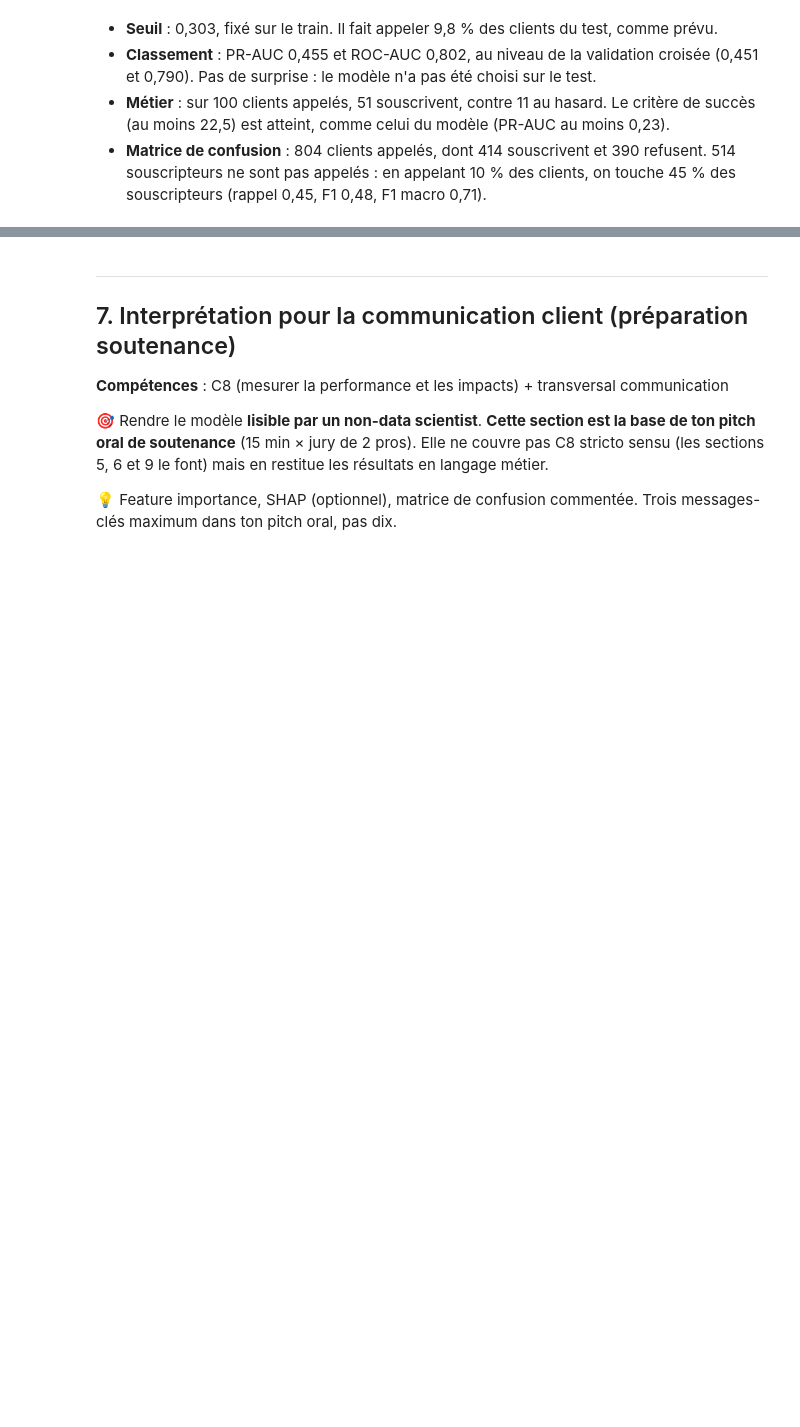
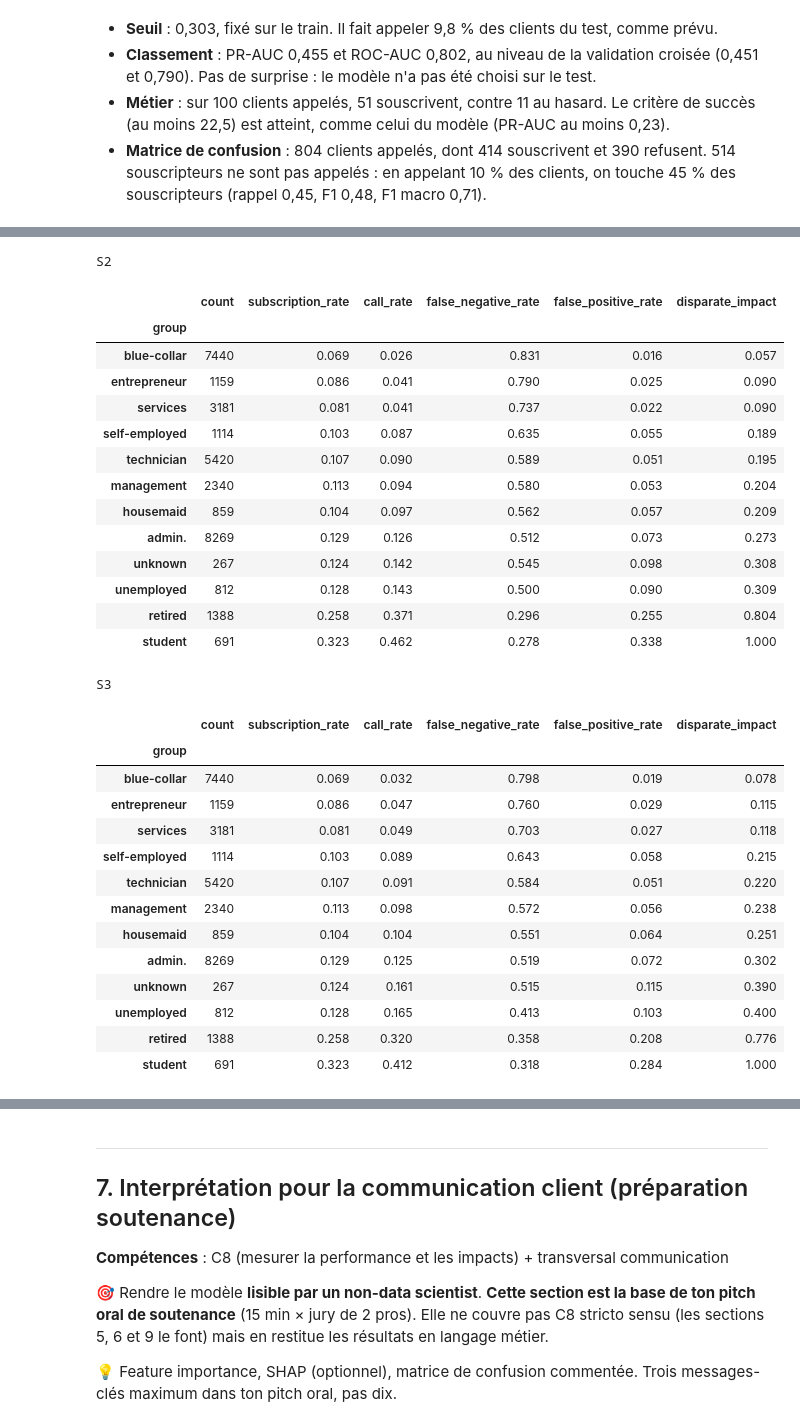
Before and after one commit to 3ti3nne/certif_etienne, a Jupyter notebook: notebooks/certif_bank_marketing.ipynb, the cells around one changed output, grey strips where cells are left out. Cells and saved outputs as stored; diff of their text form; code cells hidden in the pictures; blank space fills up the shorter version.

```diff
--- a/notebooks/certif_bank_marketing.ipynb
+++ b/notebooks/certif_bank_marketing.ipynb
@@ -861,0 +841,19 @@ weighted avg       0.88      0.89      0.89      8236
+# %%
+table_rows = [("S1", "Logistic regression"), ("S2", "Logistic regression"), ("S3", "Logistic regression"),
+              ("S3", "Random forest"), ("S3", "Gradient boosting"), ("S4", "Logistic regression")]
+rows = []
+for scenario, name in table_rows:
+    fitted = build_pipeline(SCENARIOS[scenario], models[name]).fit(X_train, y_train)
+    buffer = io.BytesIO()
+    joblib.dump(fitted, buffer)
+    timings = []
+    for _ in range(200):
+        start = time.perf_counter()
+        fitted.predict_proba(X_train.iloc[[0]])
+        timings.append(time.perf_counter() - start)
+    start = time.perf_counter()
+    fitted.predict_proba(X_train.iloc[:1000])
+    rows.append({"Scenario": scenario, "Model": name, "Size (KB)": buffer.tell() / 1024,
+                 "Latency p95, 1 client (ms)": np.percentile(timings, 95) * 1000,
+                 "Time for 1,000 clients (ms)": (time.perf_counter() - start) * 1000})
+pd.DataFrame(rows).round(1)
@@ -861,0 +876,10 @@ weighted avg       0.88      0.89      0.89      8236
+# %%
+called_train = {}
+for scenario in ["S2", "S3"]:
+    proba = cross_val_predict(build_pipeline(SCENARIOS[scenario], LogisticRegression(max_iter=1000)), X_train,
+                              y_train, cv=cv, method="predict_proba")[:, 1]
+    called_train[scenario] = (proba >= np.quantile(proba, 0.90)).astype(int)
+# %%
+for scenario, called_scenario in called_train.items():
+    print(scenario)
+    display(rates_by_group(y_train, called_scenario, age_group(X_train["age"])).round(3))
@@ -861,0 +901,35 @@ weighted avg       0.88      0.89      0.89      8236
+# %%
+for scenario, called_scenario in called_train.items():
+    print(scenario)
+    display(rates_by_group(y_train, called_scenario, X_train["job"]).sort_values("call_rate").round(3))
+# %% [output]
+S2
+|  | count | subscription_rate | call_rate | false_negative_rate | false_positive_rate | disparate_impact |
+| group |  |  |  |  |  |  |
+| blue-collar | 7440 | 0.069 | 0.026 | 0.831 | 0.016 | 0.057 |
+| entrepreneur | 1159 | 0.086 | 0.041 | 0.790 | 0.025 | 0.090 |
+| services | 3181 | 0.081 | 0.041 | 0.737 | 0.022 | 0.090 |
+| self-employed | 1114 | 0.103 | 0.087 | 0.635 | 0.055 | 0.189 |
+| technician | 5420 | 0.107 | 0.090 | 0.589 | 0.051 | 0.195 |
+| management | 2340 | 0.113 | 0.094 | 0.580 | 0.053 | 0.204 |
+| housemaid | 859 | 0.104 | 0.097 | 0.562 | 0.057 | 0.209 |
+| admin. | 8269 | 0.129 | 0.126 | 0.512 | 0.073 | 0.273 |
+| unknown | 267 | 0.124 | 0.142 | 0.545 | 0.098 | 0.308 |
+| unemployed | 812 | 0.128 | 0.143 | 0.500 | 0.090 | 0.309 |
+| retired | 1388 | 0.258 | 0.371 | 0.296 | 0.255 | 0.804 |
+| student | 691 | 0.323 | 0.462 | 0.278 | 0.338 | 1.000 |
+S3
+|  | count | subscription_rate | call_rate | false_negative_rate | false_positive_rate | disparate_impact |
+| group |  |  |  |  |  |  |
+| blue-collar | 7440 | 0.069 | 0.032 | 0.798 | 0.019 | 0.078 |
+| entrepreneur | 1159 | 0.086 | 0.047 | 0.760 | 0.029 | 0.115 |
+| services | 3181 | 0.081 | 0.049 | 0.703 | 0.027 | 0.118 |
+| self-employed | 1114 | 0.103 | 0.089 | 0.643 | 0.058 | 0.215 |
+| technician | 5420 | 0.107 | 0.091 | 0.584 | 0.051 | 0.220 |
+| management | 2340 | 0.113 | 0.098 | 0.572 | 0.056 | 0.238 |
+| housemaid | 859 | 0.104 | 0.104 | 0.551 | 0.064 | 0.251 |
+| admin. | 8269 | 0.129 | 0.125 | 0.519 | 0.072 | 0.302 |
+| unknown | 267 | 0.124 | 0.161 | 0.515 | 0.115 | 0.390 |
+| unemployed | 812 | 0.128 | 0.165 | 0.413 | 0.103 | 0.400 |
+| retired | 1388 | 0.258 | 0.320 | 0.358 | 0.208 | 0.776 |
+| student | 691 | 0.323 | 0.412 | 0.318 | 0.284 | 1.000 |
```
Also changed, not shown: parts of 19 cells of this notebook.
